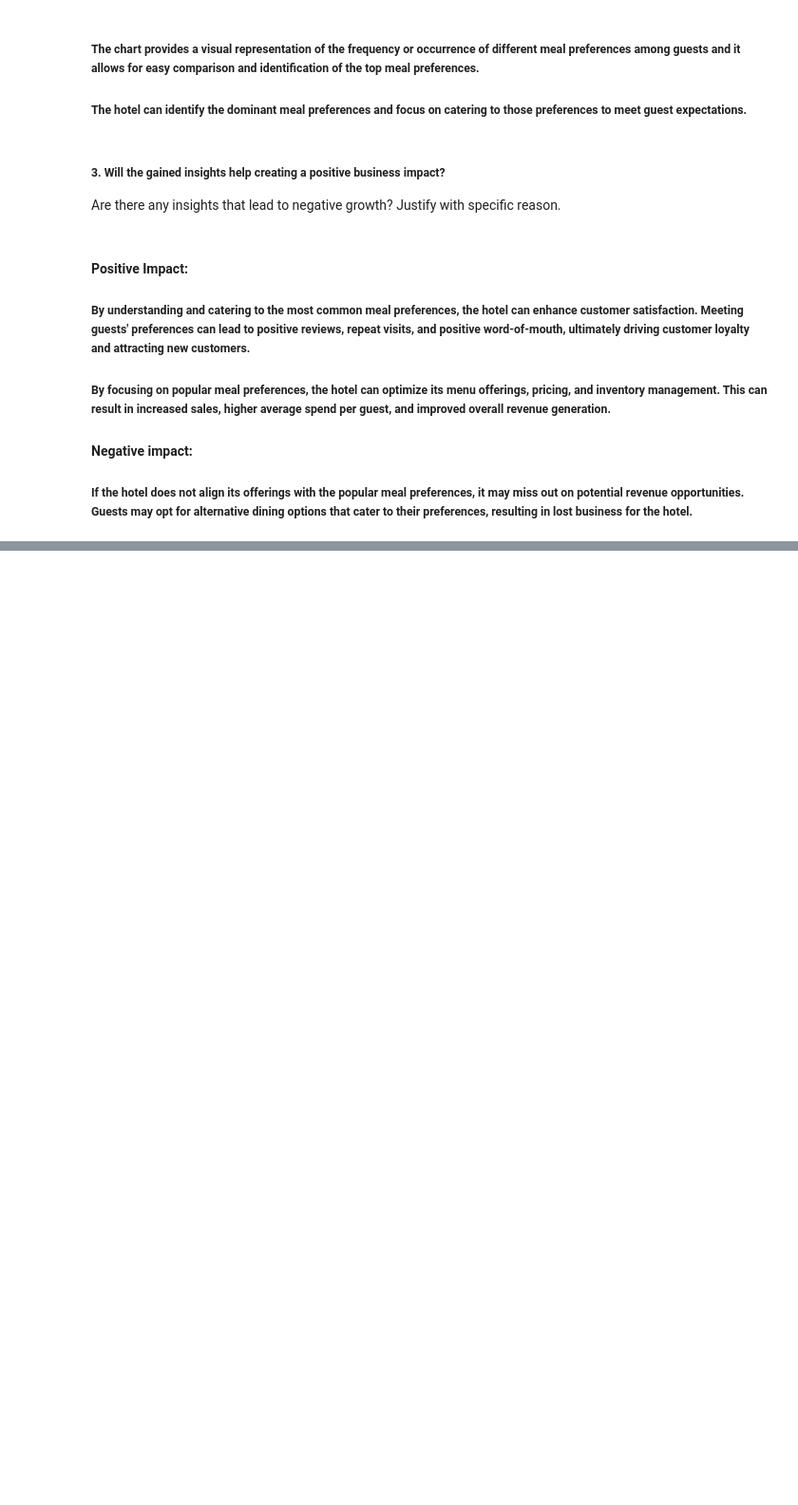
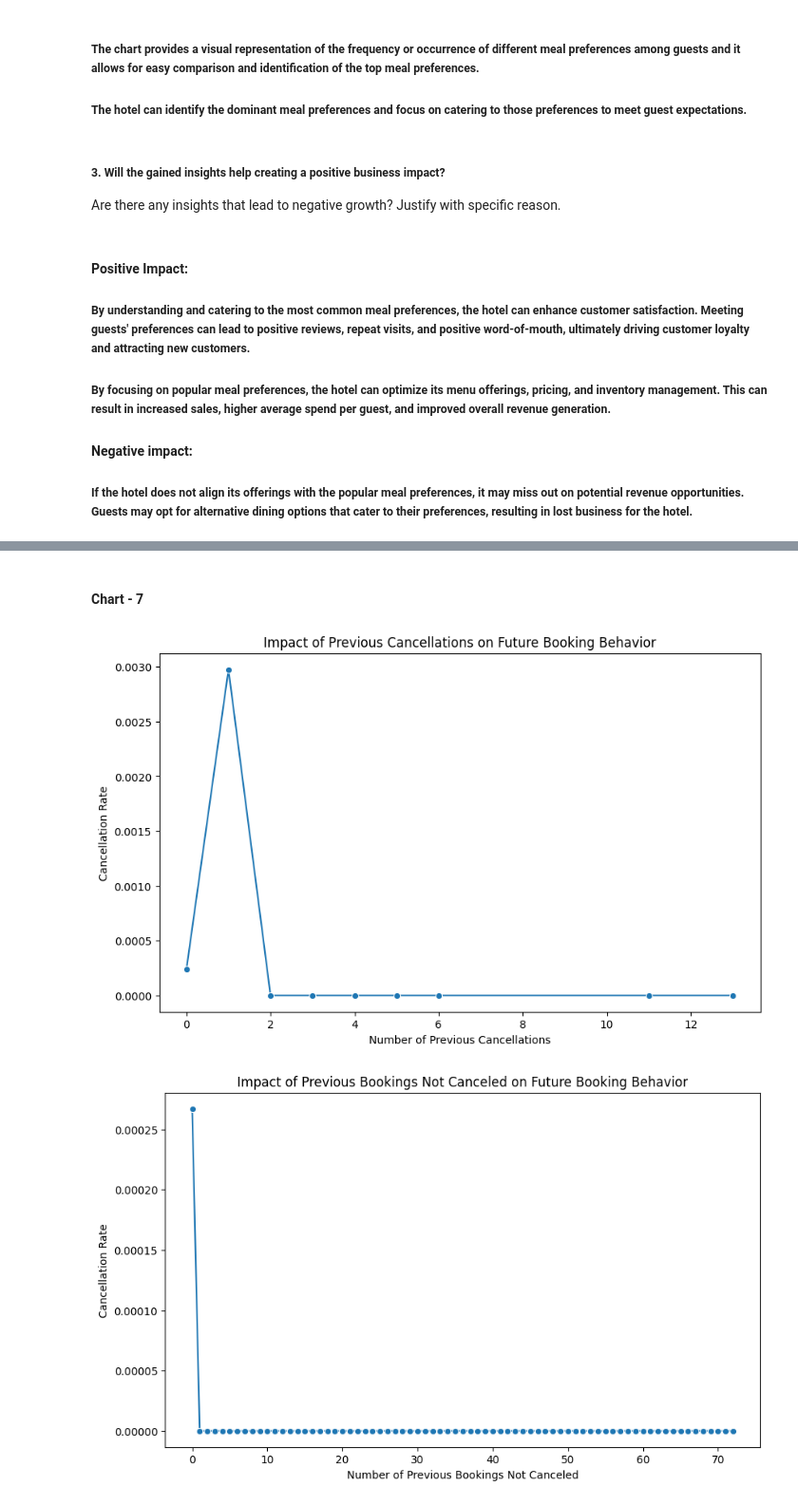
Before and after one commit to Sakshi1127/almabettercapstoneproject, a Jupyter notebook: EDA_Hotel_Booking_analysis.ipynb, the cells around one changed output, grey strips where cells are left out. Shown: that part at 95% size. Cells and saved outputs as stored; diff of their text form; code cells hidden in the pictures; blank space fills up the shorter version.

```diff
--- a/EDA_Hotel_Booking_analysis.ipynb
+++ b/EDA_Hotel_Booking_analysis.ipynb
@@ -637,0 +683,2 @@ Are there any insights that lead to negative growth? Justify with specific reaso
+# %% [markdown]
+#### Chart - 7
@@ -637,0 +687,30 @@ Are there any insights that lead to negative growth? Justify with specific reaso
+# %%
+# Calculatethe impact of previous cancellations and previous bookings not canceled on future booking behavior
+
+# Create a new DataFrame to analyze the relationship
+booking_behavior = data_set[['previous_cancellations', 'previous_bookings_not_canceled', 'is_canceled']].copy()
+
+# Group the data by the number of previous cancellations and calculate the cancellation rate
+cancellation_rate = booking_behavior.groupby('previous_cancellations')['is_canceled'].mean()
+
+# Group the data by the number of previous bookings not canceled and calculate the cancellation rate
+booking_rate = booking_behavior.groupby('previous_bookings_not_canceled')['is_canceled'].mean()
+
+# Create a line plot to visualize the impact of previous cancellations on future booking behavior
+plt.figure(figsize=(10, 6))
+sns.lineplot(data=cancellation_rate, marker='o')
+plt.xlabel('Number of Previous Cancellations')
+plt.ylabel('Cancellation Rate')
+plt.title('Impact of Previous Cancellations on Future Booking Behavior')
+plt.show()
+
+# Create a line plot to visualize the impact of previous bookings not canceled on future booking behavior
+plt.figure(figsize=(10, 6))
+sns.lineplot(data=booking_rate, marker='o')
+plt.xlabel('Number of Previous Bookings Not Canceled')
+plt.ylabel('Cancellation Rate')
+plt.title('Impact of Previous Bookings Not Canceled on Future Booking Behavior')
+plt.show()
+# %% [output]
+[figure, added]
+[figure, added]
```
Also changed, not shown: parts of 37 cells of this notebook.
